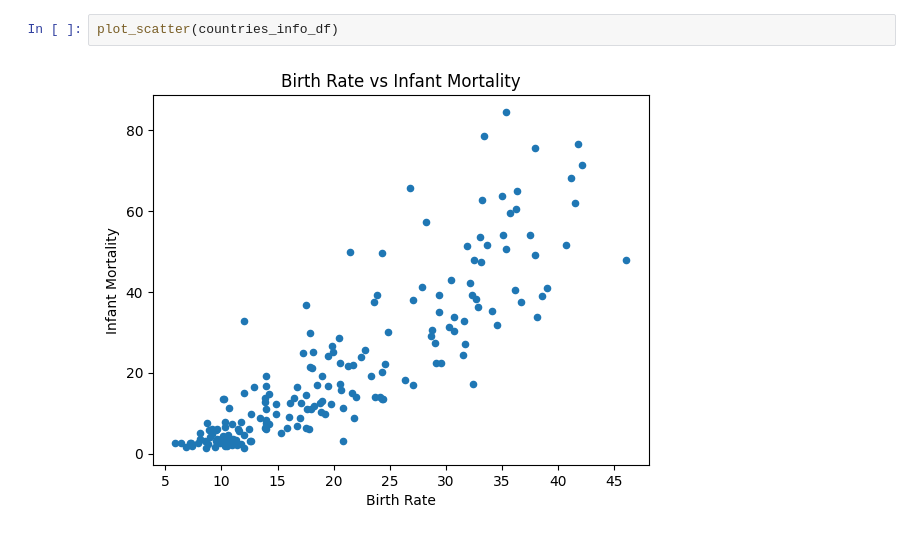
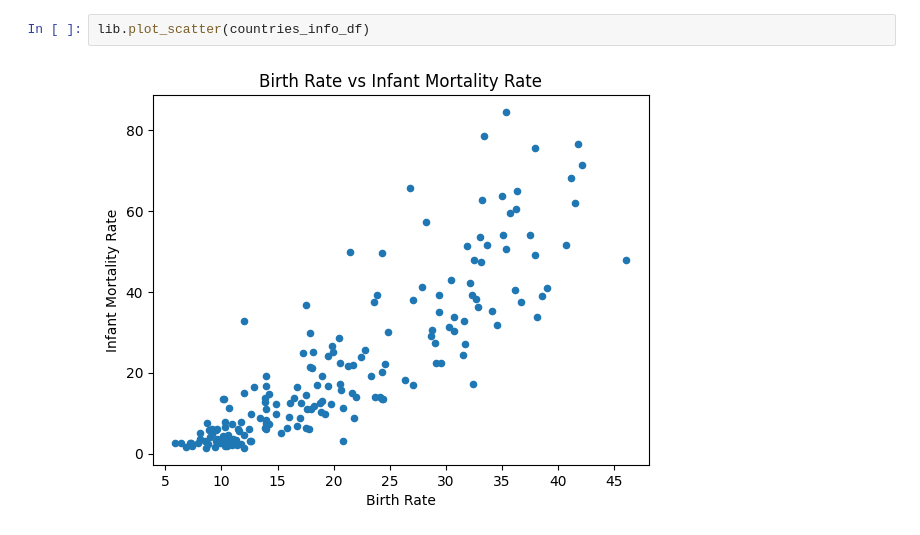
Before and after one commit to nogibjj/afraa_noureen-IDS_706-Individual_Project_1, a Jupyter notebook: desc_stats.ipynb, the cells around one changed output. Saved outputs shown, nothing was run; the diff lists cells and outputs as text.

```diff
--- a/desc_stats.ipynb
+++ b/desc_stats.ipynb
@@ -60,4 +39,4 @@ Details of the country with the highest infant mortality rate is:
-# %%
-plot_scatter(countries_info_df)
-# %% [output]
-[figure, removed]
+# %%
+lib.plot_scatter(countries_info_df)
+# %% [output]
+[figure, added]
```
Also changed, not shown: parts of 7 cells of this notebook, 5 other files.
